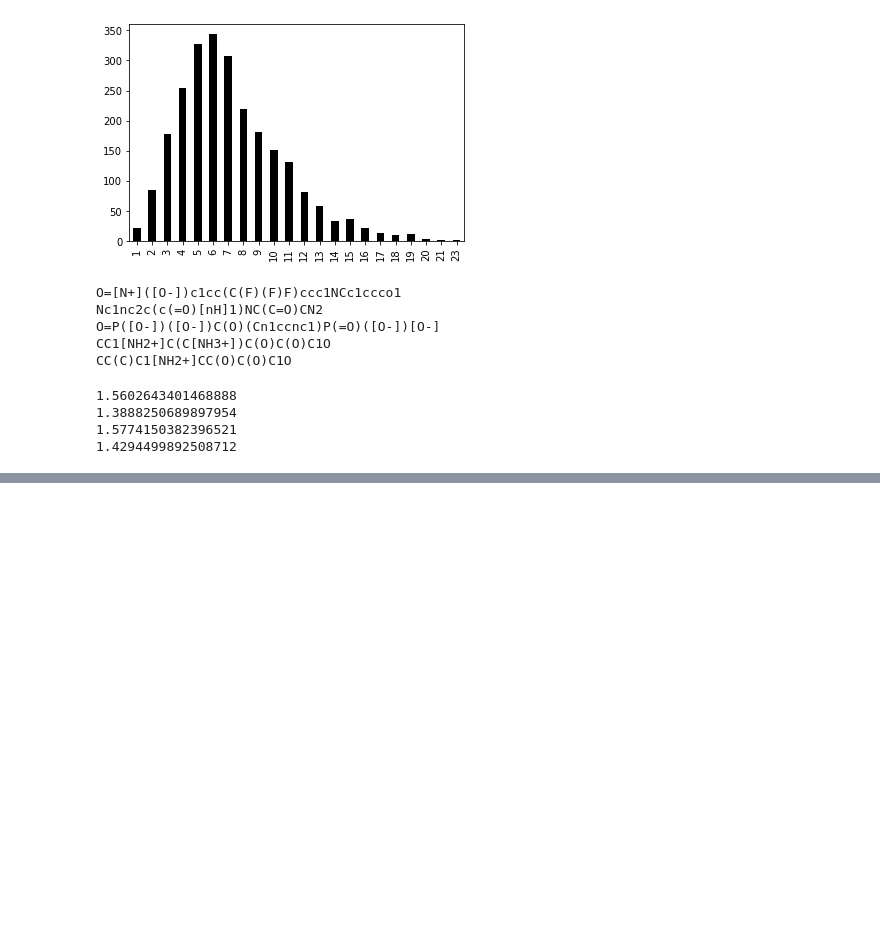
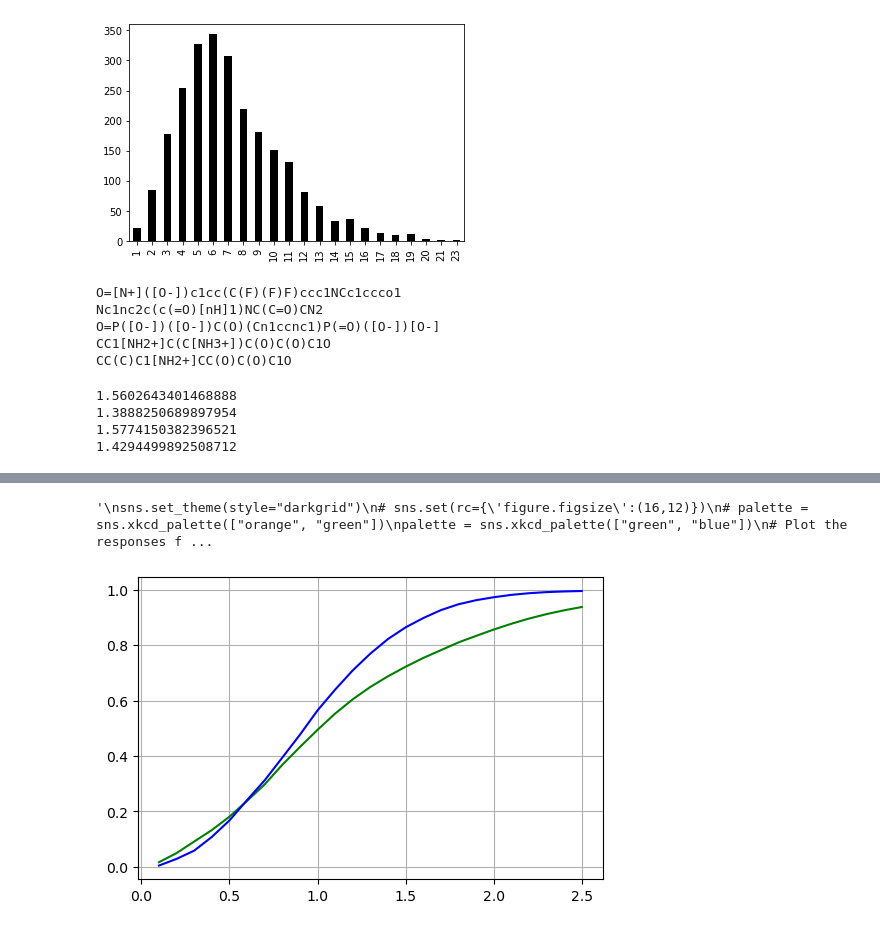
Before and after one commit to PattanaikL/GeoMol, a Jupyter notebook: visualize_confs.ipynb, the cells around one changed output, grey strips where cells are left out. Cells and saved outputs as stored; diff of their text form; code cells hidden in the pictures; blank space fills up the shorter version.

```diff
--- a/visualize_confs.ipynb
+++ b/visualize_confs.ipynb
@@ -291,0 +345,64 @@ print(np.median(rdkdata))
+# %%
+
+import pandas as pd
+import numpy as np
+from math import sqrt
+from matplotlib import pyplot
+import matplotlib.pyplot as plt
+import seaborn as sns
+from matplotlib.pyplot import MultipleLocator
+
+rdk = pd.DataFrame({
+    'threshold': np.arange(0.1, 2.6, 0.1),
+    'cov-R': [0.0016, 0.0168, 0.0372, 0.0660, 0.0949, 0.1221, 0.1555, 0.1904, 0.2326, 0.2786, 0.3336, 0.3949, 0.4498, 0.4989, 0.5483, 0.5956, 0.6336, 0.6757, 0.7115, 0.7462, 0.7778, 0.8052, 0.8316, 0.8554, 0.8759],
+    'method':'ETKDG'
+})
+geo = pd.DataFrame({
+    'threshold': np.arange(0.1, 2.6, 0.1),
+    'cov-R': [0.0010, 0.0067, 0.0200, 0.0454, 0.0730, 0.1057, 0.1428, 0.1907, 0.2427, 0.2968, 0.3567, 0.4237, 0.4911, 0.5516, 0.6185, 0.6770, 0.7306, 0.7796, 0.8266, 0.8675, 0.9003, 0.9263, 0.9470, 0.9621, 0.9746],
+    'method':'GeoMol'
+})
+rdk_woh = pd.DataFrame({
+    'threshold': np.arange(0.1, 2.6, 0.1),
+    'cov-R': [0.0167, 0.0497, 0.0913, 0.1326, 0.1809, 0.2377, 0.2972, 0.3679, 0.4321, 0.4940, 0.5528, 0.6043, 0.6489, 0.6873, 0.7217, 0.7534, 0.7814, 0.8095, 0.8330, 0.8559, 0.8767, 0.8954, 0.9116, 0.9254, 0.9372],
+    'method':'ETKDG'
+})
+geo_woh = pd.DataFrame({
+    'threshold': np.arange(0.1, 2.6, 0.1),
+    'cov-R': [0.0046, 0.0287, 0.0584, 0.1078, 0.1673, 0.2406, 0.3120, 0.3939, 0.4763, 0.5642, 0.6392, 0.7086, 0.7692, 0.8217, 0.8638, 0.8973, 0.9259, 0.9471, 0.9618, 0.9725, 0.9810, 0.9870, 0.9910, 0.9934, 0.9950],
+    'method':'GeoMol'
+})
+
+data = pd.concat([rdk, geo])
+data_woh = pd.concat([rdk_woh, geo_woh])
+
+plt.figure(dpi=100)
+# plt.plot(rdk['threshold'],rdk['cov-R'], color='green')
+# plt.plot(geo['threshold'],geo['cov-R'], color='blue')
+plt.plot(rdk_woh['threshold'],rdk_woh['cov-R'], color='green')
+plt.plot(geo_woh['threshold'],geo_woh['cov-R'], color='blue')
+
+plt.grid(b=None, which='major', axis='both', )
+# plt.grid(color = 'r', linestyle = '--', linewidth = 0.5)
+# plt.show()
+plt.savefig("test.png")
+
+"""
+sns.set_theme(style="darkgrid")
+# sns.set(rc={'figure.figsize':(16,12)})
+# palette = sns.xkcd_palette(["orange", "green"])
+palette = sns.xkcd_palette(["green", "blue"])
+# Plot the responses for different events and regions
+ax = sns.lineplot(x="threshold", y="cov_R",
+            hue="method",
+            # style="",
+            data=data,
+            palette=palette
+            )
+ax.set_xlim(0,13)
+x_major_locator=MultipleLocator(2)
+ax.xaxis.set_major_locator(x_major_locator)
+"""
+# %% [output]
+'\nsns.set_theme(style="darkgrid")\n# sns.set(rc={\'figure.figsize\':(16,12)})\n# palette = sns.xkcd_palette(["orange", "green"])\npalette = sns.xkcd_palette(["green", "blue"])\n# Plot the responses f ...
+[figure, added]
```
Also changed, not shown: parts of 6 cells of this notebook, 12 other files.
